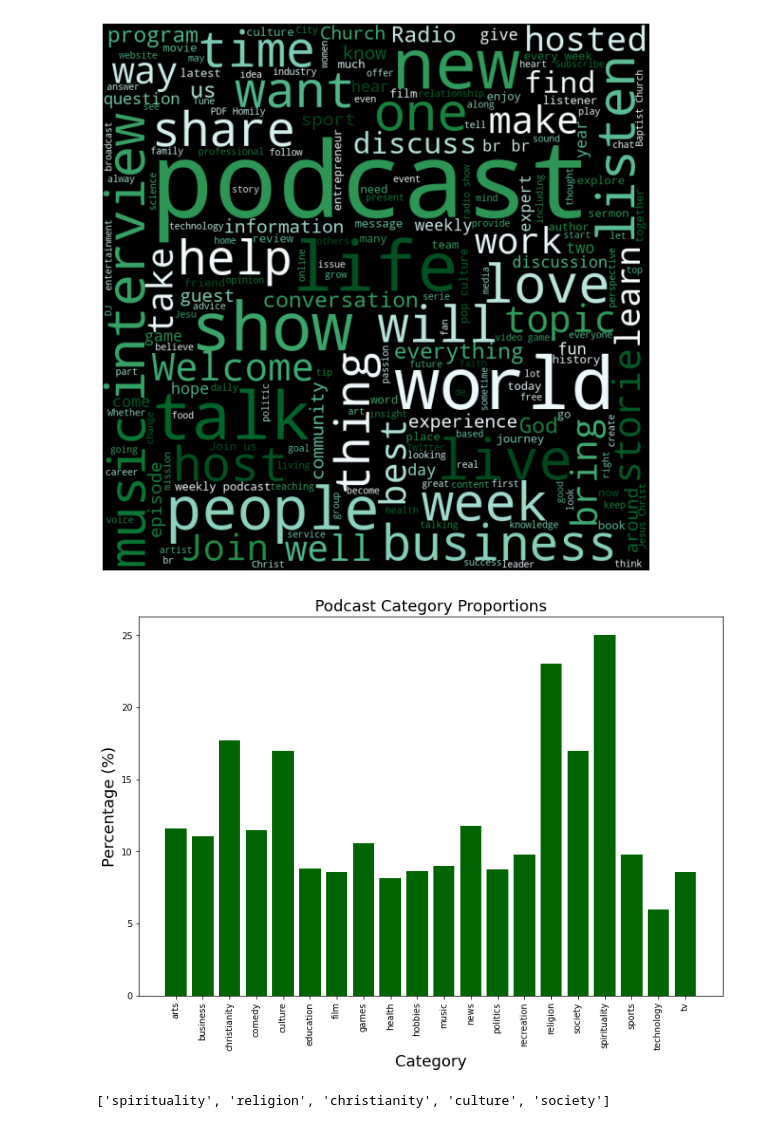
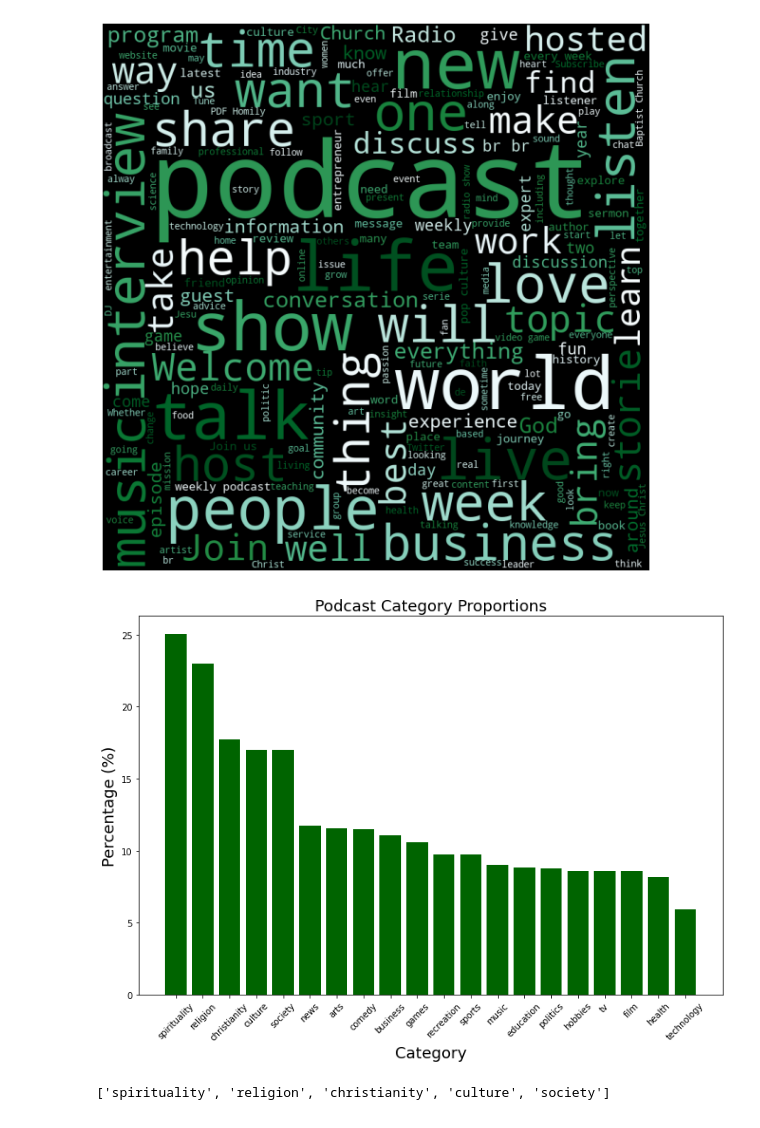
Before and after one commit to kaciewebster/podcast-recommender, a Jupyter notebook: src/eda.ipynb, the cells around one changed output. Saved outputs shown, nothing was run; the diff lists cells and outputs as text; code cells hidden in the pictures.

```diff
--- a/src/eda.ipynb
+++ b/src/eda.ipynb
@@ -187,7 +187,7 @@ cat_totals = np.sum(categories_df, axis=0)
 n = categories_df.shape[0]
 
 cat_proportions = cat_totals/n
-cat_dict = cat_proportions.to_dict()
+cat_dict = cat_proportions.sort_values(ascending=False).to_dict()
 # %%
 # Set threshold for categories with more than 5%.
 thresh_dict = dict()
@@ -197,19 +197,19 @@ for key, val in cat_dict.items():
 # %%
 # Plot the proportions of each category.
 x = np.array(list(thresh_dict.values()))*100
 labels = thresh_dict.keys()
 
 plt.figure(figsize = (12, 8))
 plt.bar(labels, height=x, color='darkgreen')
-plt.xticks(range(len(x)), labels, rotation='vertical')
+plt.xticks(range(len(x)), labels, rotation='45')
 plt.title('Podcast Category Proportions', fontsize=18)
 plt.xlabel('Category', fontsize=18)
 plt.ylabel('Percentage (%)', fontsize=18)
 
-# plt.savefig('../imgs/cat-proportions.png')
+plt.savefig('../imgs/cat-proportions.png')
 plt.show()
 # %% [output]
-[figure, old version]
+[figure, new version]
 # %%
 # Top 5 categories.
 nlargest(5, cat_dict, key = cat_dict.get)
```
Also changed, not shown: 5 other files.
